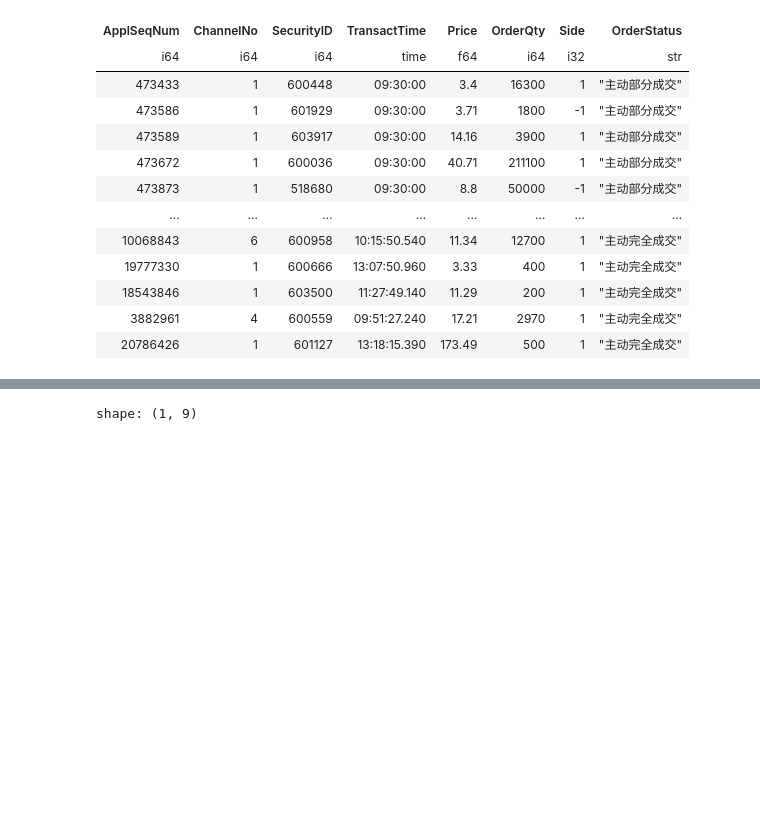
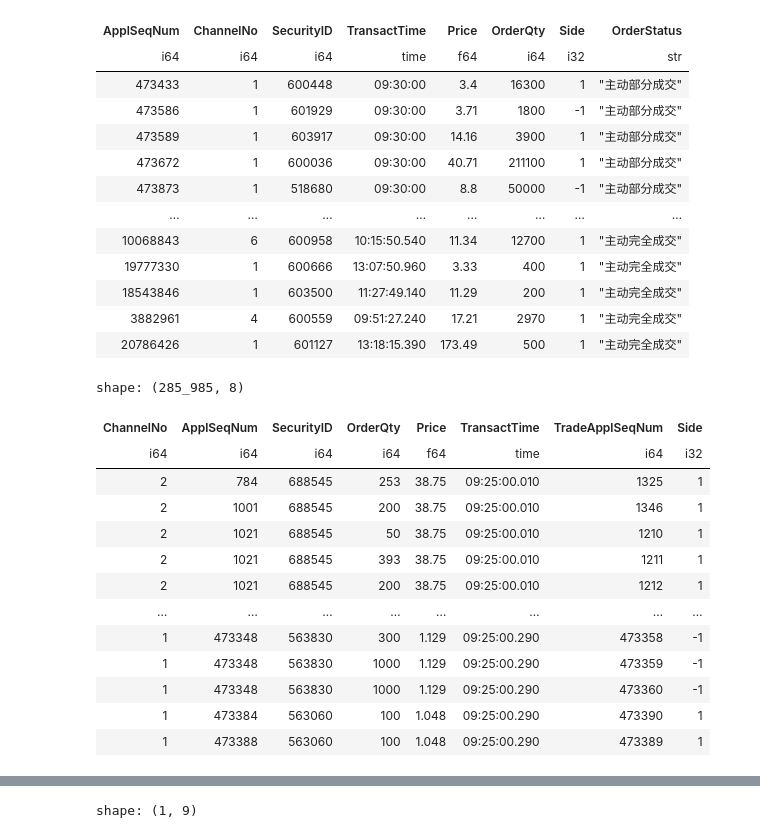
Before and after one commit to Xujy424/research2workflow, a Jupyter notebook: v2/dataloader/preproces_l2data.ipynb, the cells around one changed output, grey strips where cells are left out. Drawn from its saved outputs; the diff is of its cells as text; code cells hidden in the pictures; blank space fills up the shorter version.

```diff
--- a/v2/dataloader/preproces_l2data.ipynb
+++ b/v2/dataloader/preproces_l2data.ipynb
@@ -473,4 +473,21 @@ check = active_cj.join(
 ).filter(
     pl.col("TradeApplSeqNum") > pl.col("ApplSeqNum")
 )
+# %%
+check
+# %% [output]
+shape: (285_985, 8)
+| ChannelNo | ApplSeqNum | SecurityID | OrderQty | Price | TransactTime | TradeApplSeqNum | Side |
+| i64 | i64 | i64 | i64 | f64 | time | i64 | i32 |
+| 2 | 784 | 688545 | 253 | 38.75 | 09:25:00.010 | 1325 | 1 |
+| 2 | 1001 | 688545 | 200 | 38.75 | 09:25:00.010 | 1346 | 1 |
+| 2 | 1021 | 688545 | 50 | 38.75 | 09:25:00.010 | 1210 | 1 |
+| 2 | 1021 | 688545 | 393 | 38.75 | 09:25:00.010 | 1211 | 1 |
+| 2 | 1021 | 688545 | 200 | 38.75 | 09:25:00.010 | 1212 | 1 |
+| … | … | … | … | … | … | … | … |
+| 1 | 473348 | 563830 | 300 | 1.129 | 09:25:00.290 | 473358 | -1 |
+| 1 | 473348 | 563830 | 1000 | 1.129 | 09:25:00.290 | 473359 | -1 |
+| 1 | 473348 | 563830 | 1000 | 1.129 | 09:25:00.290 | 473360 | -1 |
+| 1 | 473384 | 563060 | 100 | 1.048 | 09:25:00.290 | 473390 | 1 |
+| 1 | 473388 | 563060 | 100 | 1.048 | 09:25:00.290 | 473389 | 1 |
 # %%
```
Also changed, not shown: parts of 3 cells of this notebook.
